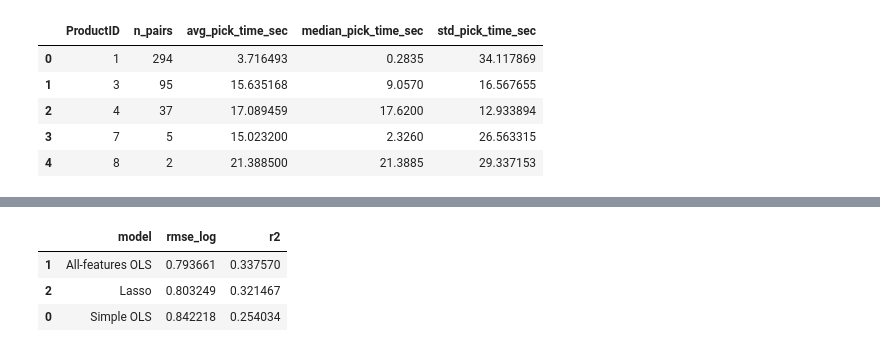
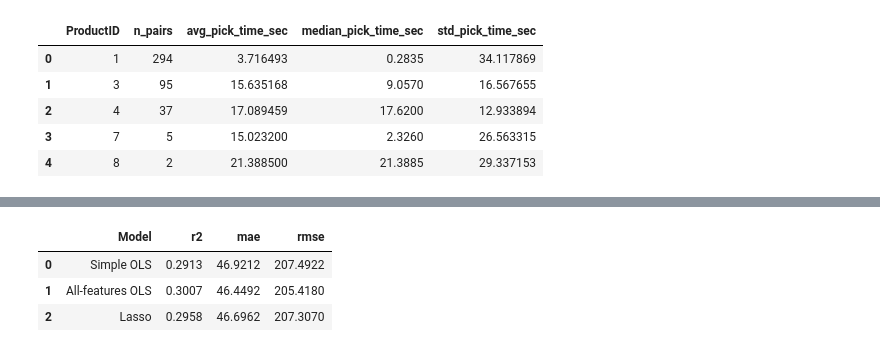
Before and after one commit to JiashenWangg/Lucas_Systems_Capstone_Project, a Jupyter notebook: Model_Jiashen/oe_regression_models.ipynb, the cells around one changed output, grey strips where cells are left out. Cells and saved outputs as stored; diff of their text form; code cells hidden in the pictures.

```diff
--- a/Model_Jiashen/oe_regression_models.ipynb
+++ b/Model_Jiashen/oe_regression_models.ipynb
@@ -264,10 +283,10 @@ def diag_plots(y_true, y_pred, title_prefix=""):
     plt.show()
 # %%
 # ---------- Model 1: Simple OLS ----------
-# log_time ~ log_distance + log_weight + WorkCode + log_picktime
+# log_time ~ log_distance + log_weight + log_quantity
 
-simple_features = ["log_distance", "log_weight", "WorkCode"]
-cat_cols_simple = ["WorkCode"]
+simple_features = ["log_distance", "log_weight", "log_quantity"]
+cat_cols_simple = []
 
 X_train_s, y_train_s = build_Xy(train_df, simple_features, cat_cols=cat_cols_simple, drop_first=True, add_const=True)
 X_test_s, y_test_s   = build_Xy(test_df,  simple_features, cat_cols=cat_cols_simple, drop_first=True, add_const=True)
@@ -277,10 +296,10 @@ X_test_s = X_test_s.reindex(columns=X_train_s.columns, fill_value=0)
 model_simple = fit_ols_qr(X_train_s, y_train_s)
 print(model_simple.summary())
 
-pred_simple, rmse_s, r2_s = eval_model(model_simple, X_test_s, y_test_s, label="Simple OLS")
+pred_log_s, pred_s, rmse_log_s, mae_log_s, rmse_s, mae_s, r2_s = eval_model(model_simple, X_test_s, y_test_s, label="Simple OLS")
 
 display(coef_table(model_simple).head(40))
-diag_plots(y_test_s, pred_simple, title_prefix="Simple OLS")
+diag_plots(y_test_s, pred_log_s, title_prefix="Simple OLS")
 # %% [output]
                             OLS Regression Results
 ==============================================================================
@@ -309,9 +327,9 @@ Notes:
 # %%
 # ---------- Model 2: All-features OLS ----------
 all_features = ["log_distance", "log_weight", "log_cube", "log_quantity",
-                "WorkCode", "Aisle_top10", "Level_cat", "time_of_day"]
+                "Aisle", "Level_cat", "time_of_day"]
 
-cat_cols_all = ["WorkCode", "Aisle_top10", "Level_cat", "time_of_day"]
+cat_cols_all = ["Aisle", "Level_cat", "time_of_day"]
 
 X_train_a, y_train_a = build_Xy(train_df, all_features, cat_cols=cat_cols_all, drop_first=True, add_const=True)
 X_test_a, y_test_a   = build_Xy(test_df,  all_features, cat_cols=cat_cols_all, drop_first=True, add_const=True)
@@ -321,10 +339,10 @@ X_test_a = X_test_a.reindex(columns=X_train_a.columns, fill_value=0)
 model_all = fit_ols_qr(X_train_a, y_train_a)
 print(model_all.summary())
 
-pred_all, rmse_a, r2_a = eval_model(model_all, X_test_a, y_test_a, label="All-features OLS")
+pred_log_a, pred_a, rmse_log_a, mae_log_a, rmse_a, mae_a, r2_a = eval_model(model_all, X_test_a, y_test_a, label="All-features OLS")
 
 display(coef_table(model_all).head(60))
-diag_plots(y_test_a, pred_all, title_prefix="All-features OLS")
+diag_plots(y_test_a, pred_log_a, title_prefix="All-features OLS")
 # %% [output]
                             OLS Regression Results
 ==============================================================================
@@ -369,13 +387,12 @@ features = [
     "log_weight",
     "log_cube",
     "log_quantity",
-    "WorkCode",
-    "Aisle_top10",
+    "Aisle",
     "Level_cat",
     "time_of_day"
 ]
 
-cat_cols = ["WorkCode", "Aisle_top10", "Level_cat", "time_of_day"]
+cat_cols = ["Aisle", "Level_cat", "time_of_day"]
 
 def build_X(df):
     X = df[features].copy()
@@ -454,9 +470,13 @@ import numpy as np
 
 pred_lasso = lasso.predict(X_test_scaled)
 
-rmse_lasso = np.sqrt(mean_squared_error(y_test, pred_lasso))
-r2_lasso = r2_score(y_test, pred_lasso)
+r2_l = r2_score(y_test, pred_lasso)
+rmse_log_l = np.sqrt(mean_squared_error(y_test, pred_lasso))
+mae_log_l  = mean_absolute_error(y_test, pred_lasso)
+rmse_l = np.sqrt(mean_squared_error(np.exp(y_test), np.exp(pred_lasso)))
+mae_l  = mean_absolute_error(np.exp(y_test), np.exp(pred_lasso))
 
-print("Test RMSE:", rmse_lasso)
-print("Test R²:", r2_lasso)
+print("Test RMSE:", rmse_l)
+print("Test MAE:", mae_l)
+print("Test R²:", r2_l)
 # %% [output]
@@ -502,14 +530,14 @@ Selected features: 9
 # %%
 # ---------- Model comparison ----------
 summary = pd.DataFrame([
-    {"model": "Simple OLS", "rmse_log": rmse_s, "r2": r2_s},
-    {"model": "All-features OLS", "rmse_log": rmse_a, "r2": r2_a},
-    {"model": "Lasso", "rmse_log": rmse_lasso, "r2": r2_lasso},
-]).sort_values("rmse_log")
+    {"Model": "Simple OLS", "r2": r2_s, "mae": mae_s, "rmse": rmse_s},
+    {"Model": "All-features OLS", "r2": r2_a, "mae": mae_a, "rmse": rmse_a},
+    {"Model": "Lasso", "r2": r2_l, "mae": mae_l, "rmse": rmse_l},
+])
 
-display(summary)
+display(summary.round(4))
 # %% [output]
-|  | model | rmse_log | r2 |
-| 1 | All-features OLS | 0.793661 | 0.337570 |
-| 2 | Lasso | 0.803249 | 0.321467 |
-| 0 | Simple OLS | 0.842218 | 0.254034 |
+|  | Model | r2 | mae | rmse |
+| 0 | Simple OLS | 0.2913 | 46.9212 | 207.4922 |
+| 1 | All-features OLS | 0.3007 | 46.4492 | 205.4180 |
+| 2 | Lasso | 0.2958 | 46.6962 | 207.3070 |
```
Also changed, not shown: parts of 11 cells of this notebook.
